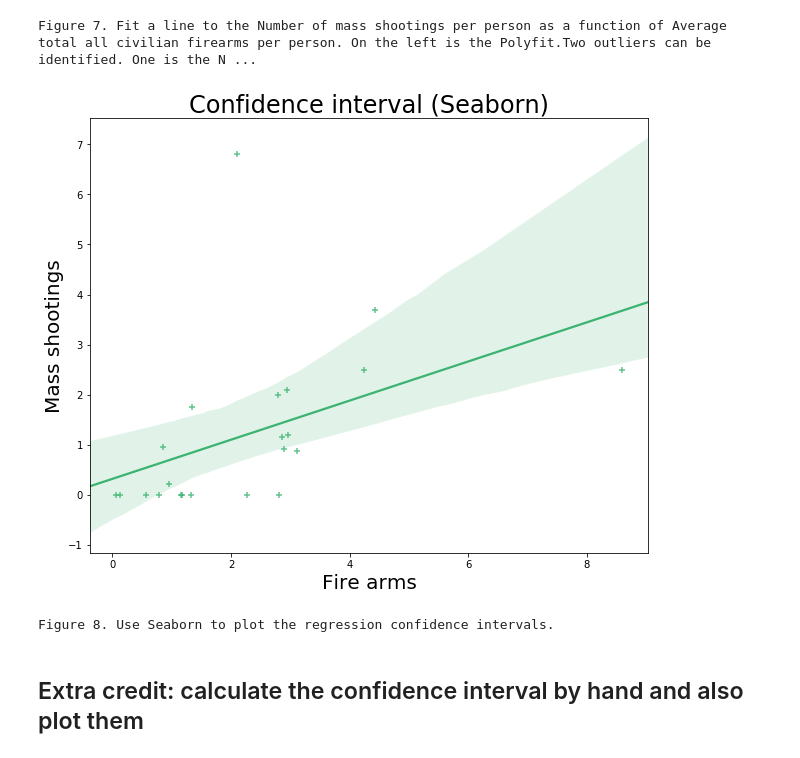
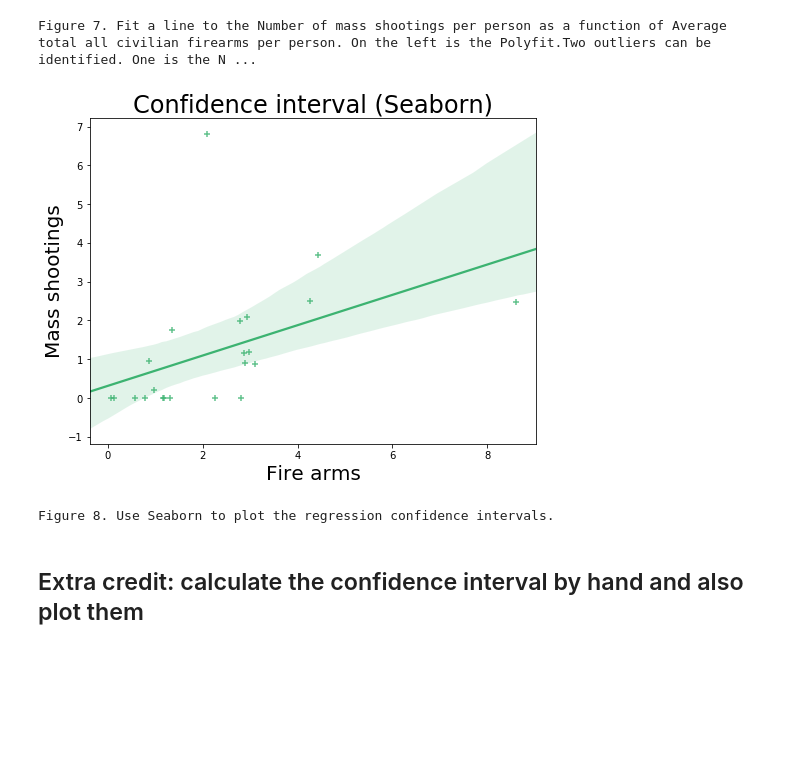
Before and after one commit to sebscho/PUI2017_lz1714, a Jupyter notebook: HW5_lz1714/Assignment3.ipynb, the cells around one changed output. Cells and saved outputs as stored; diff of their text form; code cells hidden in the pictures; blank space fills up the shorter version.

```diff
--- a/HW5_lz1714/Assignment3.ipynb
+++ b/HW5_lz1714/Assignment3.ipynb
@@ -396,15 +396,15 @@ print ('\033[1mFigure 7. Fit a line to the Number of mass shootings per person '
 [figure]
 Figure 7. Fit a line to the Number of mass shootings per person as a function of Average total all civilian firearms per person. On the left is the Polyfit.Two outliers can be identified. One is the N ...
 # %%
-plt.figure(figsize=(10,8))
+plt.figure(figsize=(8, 6))
 sns.regplot(x='cfa_pp_oom', y='ms_pp_oom', data=df, marker='+', color='mediumseagreen')
 plt.ylabel('Mass shootings', fontsize=20)
 plt.xlabel('Fire arms', fontsize=20)
 plt.title('Confidence interval (Seaborn)', fontsize=24)
 plt.show()
 print ("\033[1mFigure 8. Use Seaborn to plot the regression confidence intervals.\033[0m")
 # %% [output]
-[figure, old version]
+[figure, new version]
 Figure 8. Use Seaborn to plot the regression confidence intervals.
 # %% [markdown]
 ## Extra credit: calculate the confidence interval by hand and also plot them
```
Also changed, not shown: parts of 1 cell of this notebook.
